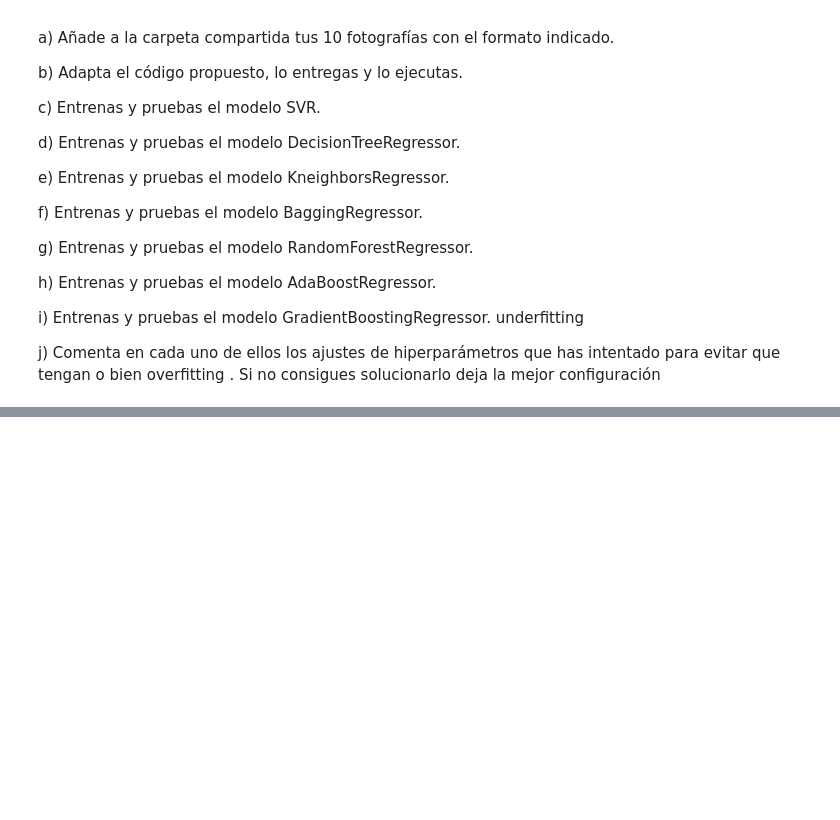
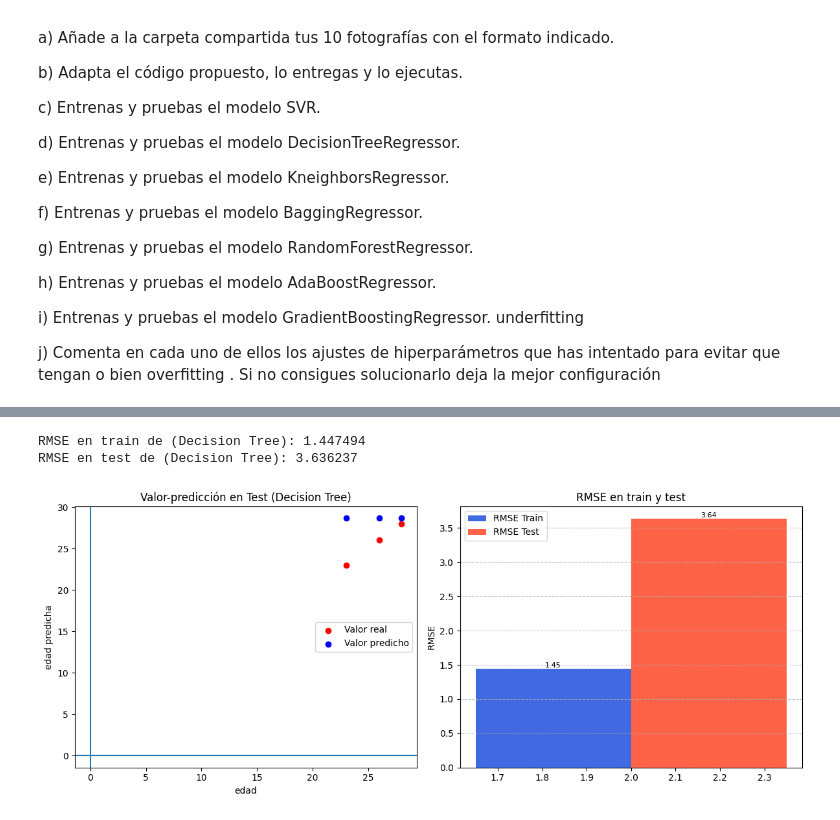
Before and after one commit to SamuehFDEZ/MachineLearning, a Jupyter notebook: saa/U3_AprendizajeSupervisado2/U03-P01-Regresiones/saa_u03_p01_a5-samartlop.ipynb, the cells around one changed output, grey strips where cells are left out. Drawn from its saved outputs; the diff is of its cells as text; code cells hidden in the pictures; blank space fills up the shorter version.

```diff
--- a/saa/U3_AprendizajeSupervisado2/U03-P01-Regresiones/saa_u03_p01_a5-samartlop.ipynb
+++ b/saa/U3_AprendizajeSupervisado2/U03-P01-Regresiones/saa_u03_p01_a5-samartlop.ipynb
@@ -258,0 +321,8 @@ configuración
+# %%
+modelo_dt = DecisionTreeRegressor(max_depth=5, min_samples_leaf=3, random_state=449)
+modelo_dt.fit(X_train, y_train)
+resumen_resultado(y_train, modelo_dt.predict(X_train), y_test, modelo_dt.predict(X_test), "Decision Tree")
+# %% [output]
+RMSE en train de (Decision Tree): 1.447494
+RMSE en test de (Decision Tree): 3.636237
+[figure, added]
```
Also changed, not shown: parts of 8 cells of this notebook, 18 other files.
